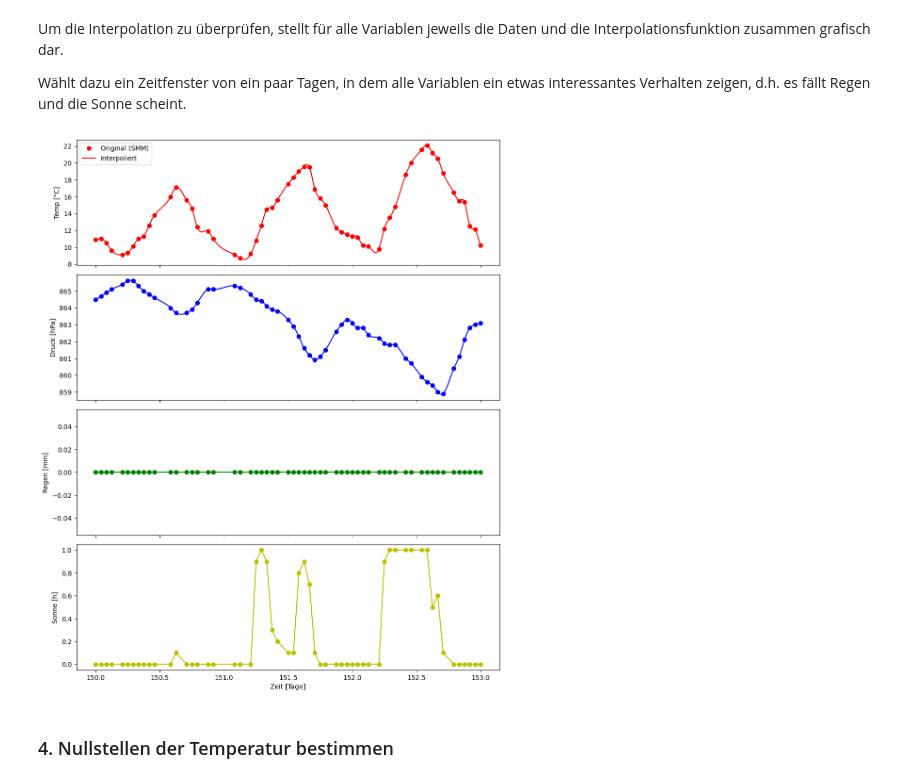
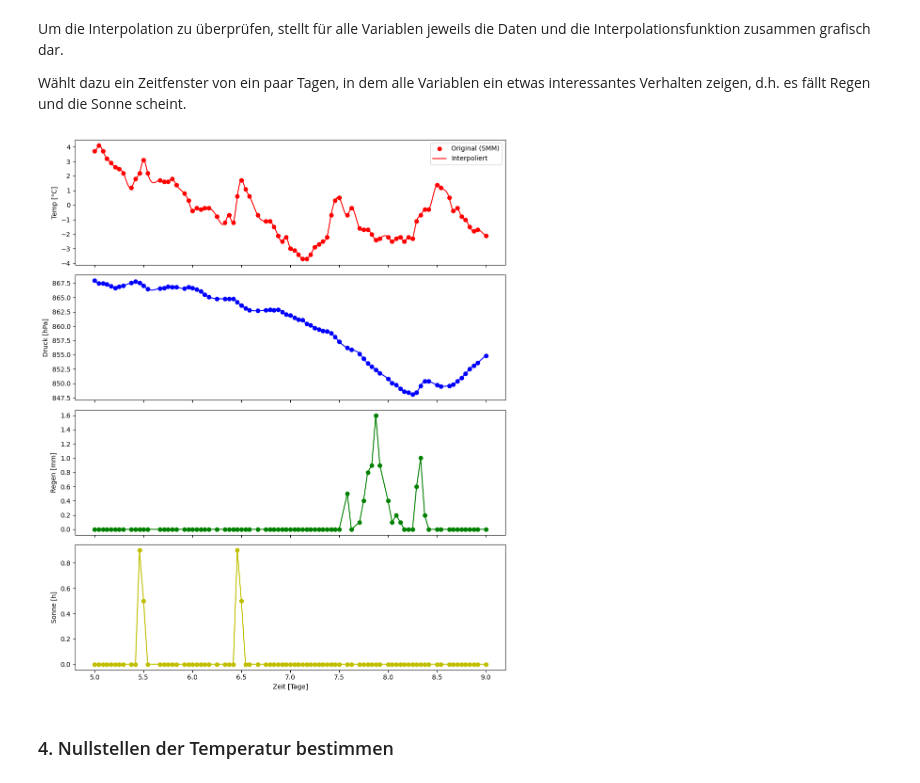
Before and after one commit to Menk1804/NDGS_Projekt_Nico_Menk, a Jupyter notebook: Projekt/Projekt_Vorlage+Aufgaben.ipynb, the cells around one changed output. Drawn from its saved outputs; the diff is of its cells as text; code cells hidden in the pictures.

```diff
--- a/Projekt/Projekt_Vorlage+Aufgaben.ipynb
+++ b/Projekt/Projekt_Vorlage+Aufgaben.ipynb
@@ -80,40 +80,40 @@ Um die Interpolation zu überprüfen, stellt für alle Variablen jeweils die Dat
 Wählt dazu ein Zeitfenster von ein paar Tagen, in dem alle Variablen ein etwas interessantes Verhalten zeigen, d.h. es fällt Regen und die Sonne scheint.
 # %%
 # Zeitfenster wählen (z.B. 3 Tage in der Mitte des Jahres)
-t_start, t_end = 150, 153
+t_start, t_end = 5, 9
 
 # Masken erstellen, um nur diesen Zeitraum zu plotten
 m_orig = (time_array >= t_start) & (time_array <= t_end)
 m_new = (t_interp >= t_start) & (t_interp <= t_end)
 
 fig, axs = plt.subplots(4, 1, figsize=(10, 12), sharex=True)
 
 # Temperatur Plot
 axs[0].plot(time_array[m_orig], temperatur[m_orig], 'ro', label='Original (SMM)')
 axs[0].plot(t_interp[m_new], temp_interp[m_new], 'r-', label='Interpoliert')
 axs[0].set_ylabel('Temp [°C]')
 axs[0].legend()
 
 # Luftdruck Plot
 axs[1].plot(time_array[m_orig], luftdruck[m_orig], 'bo')
 axs[1].plot(t_interp[m_new], druck_interp[m_new], 'b-')
 axs[1].set_ylabel('Druck [hPa]')
 
 # Regen Plot
 axs[2].plot(time_array[m_orig], regen[m_orig], 'go')
 axs[2].plot(t_interp[m_new], regen_interp[m_new], 'g-')
 axs[2].set_ylabel('Regen [mm]')
 
 # Sonne Plot
 axs[3].plot(time_array[m_orig], sonne[m_orig], 'yo')
 axs[3].plot(t_interp[m_new], sonne_interp[m_new], 'y-')
 axs[3].set_ylabel('Sonne [h]')
 axs[3].set_xlabel('Zeit [Tage]')
 
 plt.tight_layout()
 plt.show()
 # %% [output]
-[figure, old version]
+[figure, new version]
 # %% [markdown]
 ### 4. Nullstellen der Temperatur bestimmen
 # %% [markdown]
```
Also changed, not shown: parts of 1 cell of this notebook.
